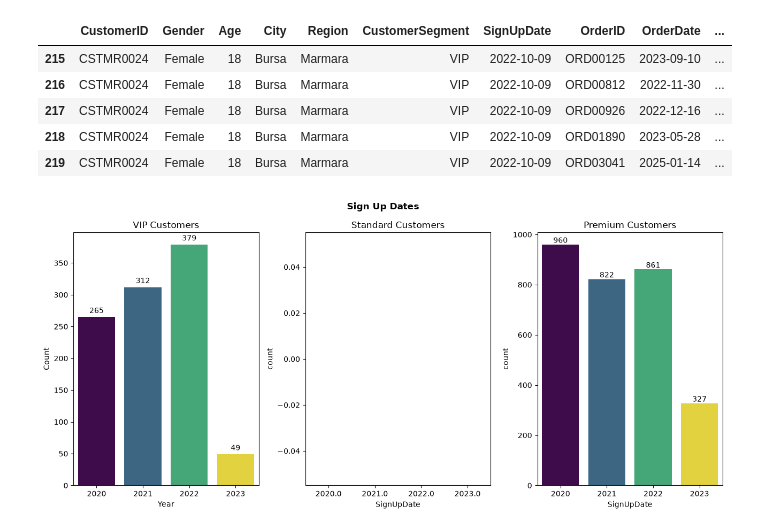
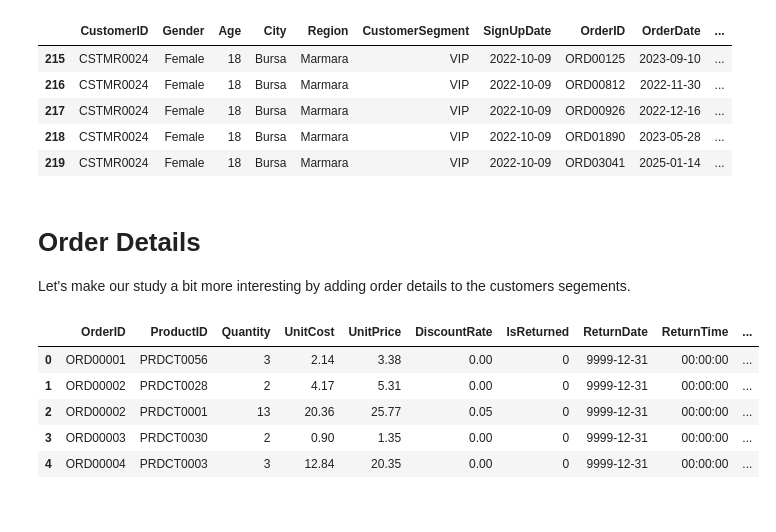
Before and after one commit to geff-ghost/notebooks, a Jupyter notebook: retail_data/MixedKnowledge.ipynb, the cells around one changed output. Drawn from its saved outputs; the diff is of its cells as text; code cells hidden in the pictures.

```diff
--- a/retail_data/MixedKnowledge.ipynb
+++ b/retail_data/MixedKnowledge.ipynb
@@ -1084,52 +1138,17 @@ vip_customers.head()
 | 217 | CSTMR0024 | Female | 18 | Bursa | Marmara | VIP | 2022-10-09 | ORD00926 | 2022-12-16 | ... |
 | 218 | CSTMR0024 | Female | 18 | Bursa | Marmara | VIP | 2022-10-09 | ORD01890 | 2023-05-28 | ... |
 | 219 | CSTMR0024 | Female | 18 | Bursa | Marmara | VIP | 2022-10-09 | ORD03041 | 2025-01-14 | ... |
-# %%
-# Creat subplots grid
-fig, axes = plt.subplots(1, 3, figsize=(13, 6))
-
-# VIP Subplot with color palette
-ax0 = sns.countplot(
-    data=vip_customers,
-    x=vip_customers['SignUpDate'].dt.year,
-    hue=vip_customers['SignUpDate'].dt.year,
-    palette='viridis',
-    legend=False,
-    ax=axes[0]
-)
-axes[0].set_xlabel('Year')
-axes[0].set_ylabel('Count')
-axes[0].set_title('VIP Customers')
-# container tops
-for container in ax0.containers:
-    ax0.bar_label(container, padding=3)
-
-ax1 = sns.countplot(
-    data=standard_customers,
-    x=standard_customers['SignUpDate'].dt.year,
-    hue=vip_customers['SignUpDate'].dt.year,
-    palette='viridis',
-    legend=False,
-    ax=axes[1]
-)
-for container in ax1.containers:
-    ax1.bar_label(container, padding=3)
-axes[1].set_title('Standard Customers')
-
-ax2 = sns.countplot(
-    data=premium_customers,
-    x=premium_customers['SignUpDate'].dt.year,
-    hue=premium_customers['SignUpDate'].dt.year,
-    palette='viridis',
-    legend=False,
-    ax=axes[2]
-)
-for container in ax2.containers:
-    ax2.bar_label(container)
-axes[2].set_title('Premium Customers')
-
-plt.suptitle('Sign Up Dates', fontsize=12, fontweight='bold')
-plt.tight_layout()
-plt.show()
-# %% [output]
-[figure, removed]
+# %% [markdown]
+# Order Details
+Let's make our study a bit more interesting by adding order details to the customers segements.
+# %%
+order_details = datasets['order_details']
+
+order_details.head()
+# %% [output]
+|  | OrderID | ProductID | Quantity | UnitCost | UnitPrice | DiscountRate | IsReturned | ReturnDate | ReturnTime | ... |
+| 0 | ORD00001 | PRDCT0056 | 3 | 2.14 | 3.38 | 0.00 | 0 | 9999-12-31 | 00:00:00 | ... |
+| 1 | ORD00002 | PRDCT0028 | 2 | 4.17 | 5.31 | 0.00 | 0 | 9999-12-31 | 00:00:00 | ... |
+| 2 | ORD00002 | PRDCT0001 | 13 | 20.36 | 25.77 | 0.05 | 0 | 9999-12-31 | 00:00:00 | ... |
+| 3 | ORD00003 | PRDCT0030 | 2 | 0.90 | 1.35 | 0.00 | 0 | 9999-12-31 | 00:00:00 | ... |
+| 4 | ORD00004 | PRDCT0003 | 3 | 12.84 | 20.35 | 0.00 | 0 | 9999-12-31 | 00:00:00 | ... |
```
Also changed, not shown: parts of 11 cells of this notebook.
